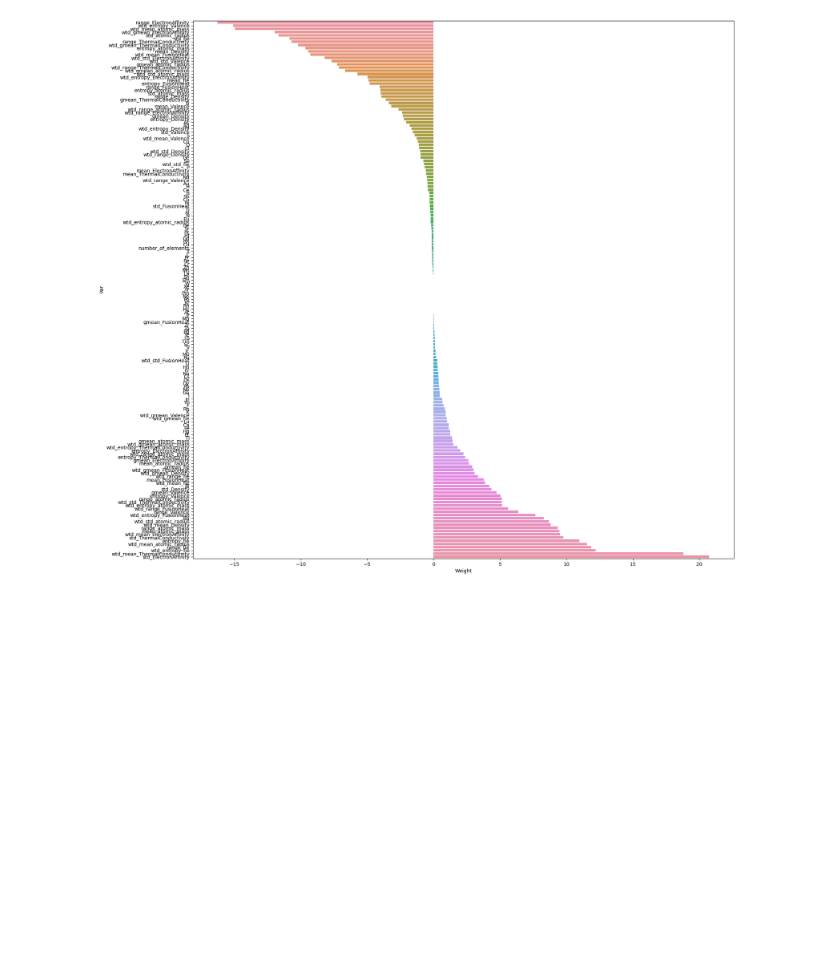
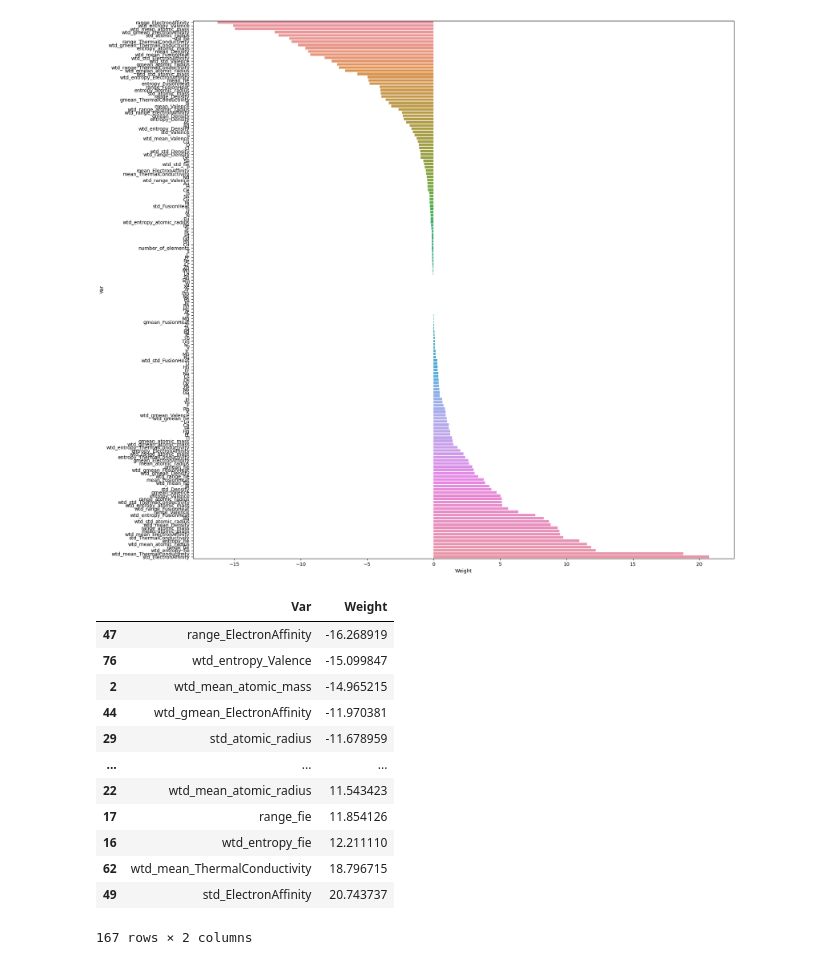
Before and after one commit to boneeyah/QTW, a Jupyter notebook: Case Study 1/Case_Study_1.ipynb, the cells around one changed output. Saved outputs shown, nothing was run; the diff lists cells and outputs as text; code cells hidden in the pictures; blank space fills up the shorter version.

```diff
--- a/Case Study 1/Case_Study_1.ipynb
+++ b/Case Study 1/Case_Study_1.ipynb
@@ -80,8 +82,7 @@ cv = KFold(n_splits = 10,
            random_state = 42)
 
 MAE = []
-MSE = []
-RMSE = []
+
 #i=0
 for train, test in cv.split(X_Scaled, y):
     X_train, X_test = X_Scaled.iloc[train], X_Scaled.iloc[test]
@@ -90,20 +91,19 @@ for train, test in cv.split(X_Scaled, y):
     X_train, y_train = make_regression(n_features=2, random_state=0)
 
     regr.fit(X_Scaled, y)
-    ElasticNet(random_state=0)
 
     # Predict
     y_pred_lin_reg = regr.predict(X_test)
 
     # Calculate  mean squared error
-    lin_MSE_reg= metrics.mean_squared_error(y_test, y_pred_lin_reg)
+    lin_MAE_reg= metrics.mean_absolute_error(y_test, y_pred_lin_reg)
 
     i=i+1
     # Append to the list
-    MSE.append(lin_MSE_reg)
+    MAE.append(lin_MAE_reg)
 
     # Print the scores
-    print(tabulate([[i, lin_MSE_reg, ]],
+    print(tabulate([[i, lin_MAE_reg, ]],
                headers=['RMSE']))
 # %% [output]
        RMSE
@@ -239,3 +188,19 @@ plt.figure(figsize=(20, 20))
 sns.barplot(x='Weight', y = 'Var', data = Weights);
 # %% [output]
 [figure]
+# %%
+Weights
+# %% [output]
+|  | Var | Weight |
+| 47 | range_ElectronAffinity | -16.268919 |
+| 76 | wtd_entropy_Valence | -15.099847 |
+| 2 | wtd_mean_atomic_mass | -14.965215 |
+| 44 | wtd_gmean_ElectronAffinity | -11.970381 |
+| 29 | std_atomic_radius | -11.678959 |
+| ... | ... | ... |
+| 22 | wtd_mean_atomic_radius | 11.543423 |
+| 17 | range_fie | 11.854126 |
+| 16 | wtd_entropy_fie | 12.211110 |
+| 62 | wtd_mean_ThermalConductivity | 18.796715 |
+| 49 | std_ElectronAffinity | 20.743737 |
+167 rows × 2 columns
```
Also changed, not shown: parts of 5 cells of this notebook.
